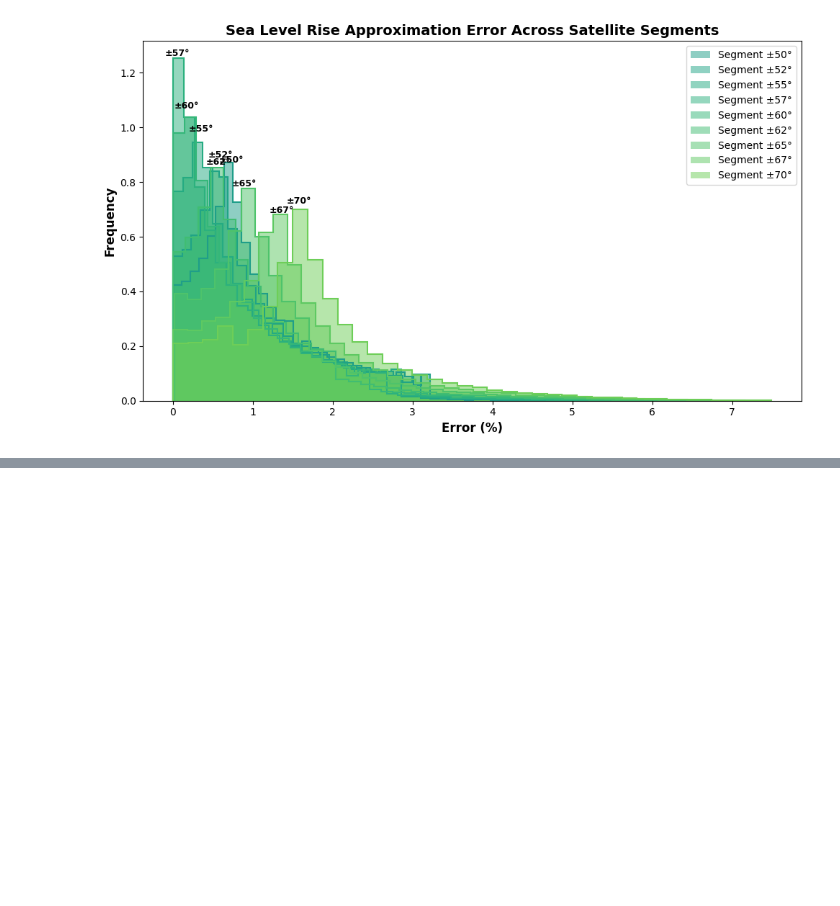
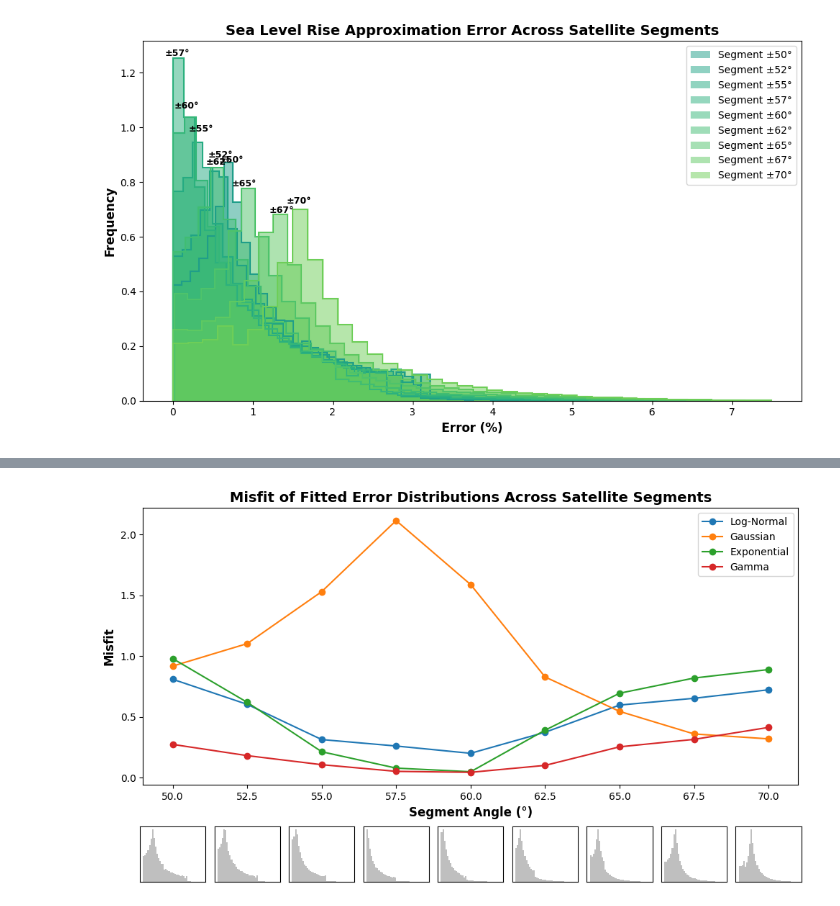
Before and after one commit to 0thomasholland/Part_III_Project, a Jupyter notebook: work/traditional_methods/ternary50-70.ipynb, the cells around one changed output, grey strips where cells are left out. Saved outputs shown, nothing was run; the diff lists cells and outputs as text; code cells hidden in the pictures; blank space fills up the shorter version.

```diff
--- a/work/traditional_methods/ternary50-70.ipynb
+++ b/work/traditional_methods/ternary50-70.ipynb
@@ -504,0 +689,71 @@ plt.show()
+# %%
+# plot the misfit values for each distribution vs segment angle with inset plots showing the histogram of each segment without the fitted distributions (location is below the lower x axis label and at each x value that corresponds to the segment angle)
+fig = plt.figure(figsize=(10, 6))
+ax = fig.add_subplot(1, 1, 1)
+ax.plot(
+    log_normal_error_distribution.index,
+    log_normal_error_distribution["misfit"],
+    label="Log-Normal",
+    marker="o",
+)
+ax.plot(
+    gaussian_error_distribution.index,
+    gaussian_error_distribution["misfit"],
+    label="Gaussian",
+    marker="o",
+)
+ax.plot(
+    exponential_error_distribution.index,
+    exponential_error_distribution["misfit"],
+    label="Exponential",
+    marker="o",
+)
+ax.plot(
+    gamma_error_distribution.index,
+    gamma_error_distribution["misfit"],
+    label="Gamma",
+    marker="o",
+)
+ax.set_xlabel("Segment Angle (°)", fontsize=12, fontweight="bold")
+ax.set_ylabel("Misfit", fontsize=12, fontweight="bold")
+ax.set_title(
+    "Misfit of Fitted Error Distributions Across Satellite Segments",
+    fontsize=14,
+    fontweight="bold",
+)
+
+# Get the x-axis limits to properly position insets
+x_min, x_max = ax.get_xlim()
+
+# inset plots
+for segment in np.unique(error_output["segment"]):
+    segment_data = error_output[error_output["segment"] == segment]
+
+    # Convert segment angle to normalized position (0 to 1) along x-axis
+    x_pos = (segment - x_min) / (x_max - x_min)
+
+    inset_ax = ax.inset_axes(
+        [
+            x_pos - 0.05,  # center the inset (subtract half of width)
+            -0.35,
+            0.1,
+            0.2,
+        ]
+    )
+    inset_ax.hist(
+        segment_data["error"],
+        bins=bins,
+        alpha=0.5,
+        # label=f"Segment ±{int(segment)}°",
+        density=density,
+        color="gray",
+        align="mid",
+    )
+    # inset_ax.set_title(f"±{int(segment)}°", fontsize=8)
+    inset_ax.set_xticks([])
+    inset_ax.set_yticks([])
+ax.legend()
+plt.tight_layout()
+plt.show()
+# %% [output]
+[figure, added]
```
Also changed, not shown: parts of 6 cells of this notebook.
